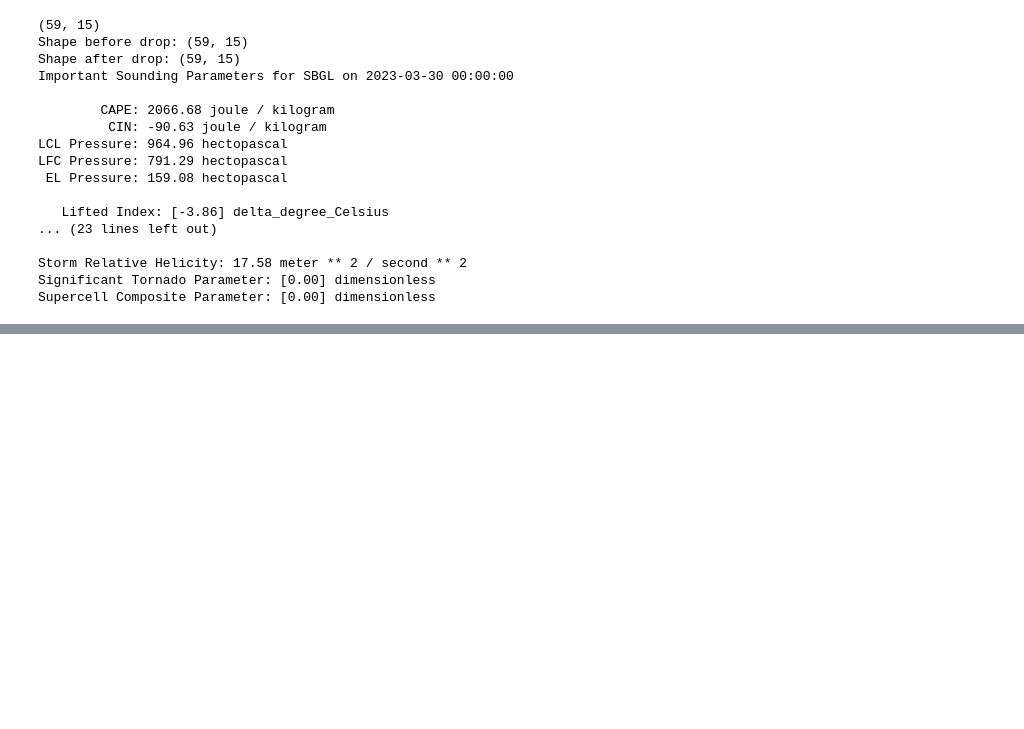
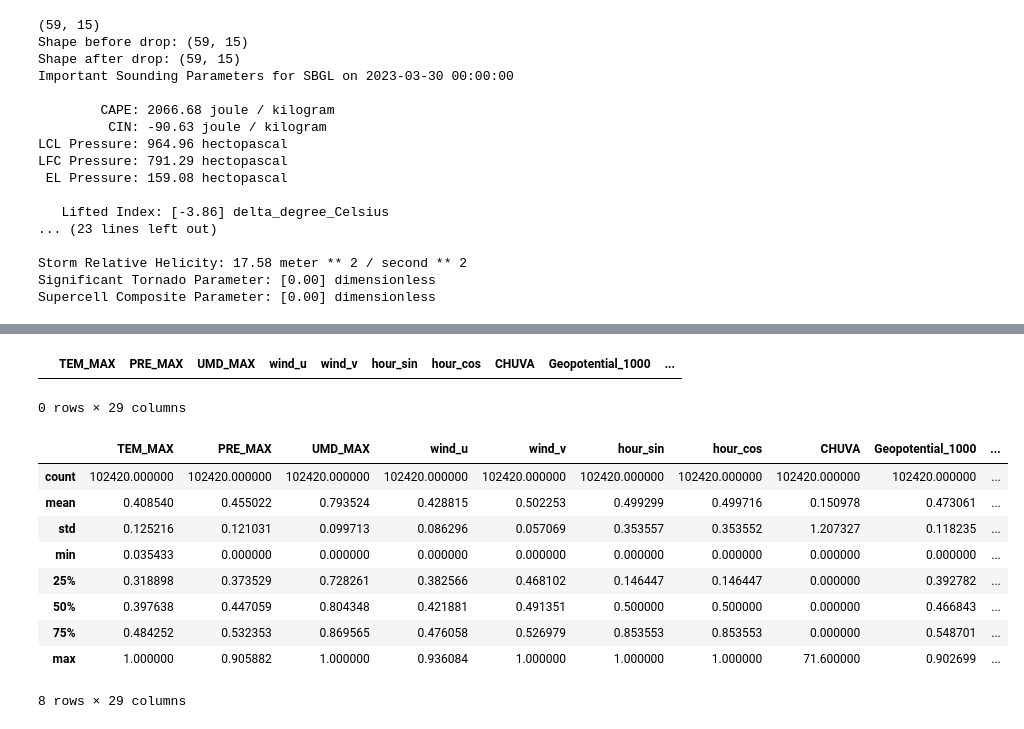
Before and after one commit to NietoCurcio/atmoseer, a Jupyter notebook: notebooks/eda_sounding.ipynb, the cells around one changed output, grey strips where cells are left out. Cells and saved outputs as stored; diff of their text form; code cells hidden in the pictures; blank space fills up the shorter version.

```diff
--- a/notebooks/eda_sounding.ipynb
+++ b/notebooks/eda_sounding.ipynb
@@ -781,0 +787,4 @@ Supercell Composite Parameter: [0.00] dimensionless
+# %%
+filename = '../data/datasets/A652_N_R.parquet.gzip'
+df = pd.read_parquet(filename)
+df.columns
@@ -781,0 +819,20 @@ Supercell Composite Parameter: [0.00] dimensionless
+# %%
+df[df.isna().any(axis=1)]
+# %% [output]
+|  | TEM_MAX | PRE_MAX | UMD_MAX | wind_u | wind_v | hour_sin | hour_cos | CHUVA | Geopotential_1000 | ... |
+0 rows × 29 columns
+# %%
+df.fillna(method='bfill', inplace=True)
+# %%
+df.describe()
+# %% [output]
+|  | TEM_MAX | PRE_MAX | UMD_MAX | wind_u | wind_v | hour_sin | hour_cos | CHUVA | Geopotential_1000 | ... |
+| count | 102420.000000 | 102420.000000 | 102420.000000 | 102420.000000 | 102420.000000 | 102420.000000 | 102420.000000 | 102420.000000 | 102420.000000 | ... |
+| mean | 0.408540 | 0.455022 | 0.793524 | 0.428815 | 0.502253 | 0.499299 | 0.499716 | 0.150978 | 0.473061 | ... |
+| std | 0.125216 | 0.121031 | 0.099713 | 0.086296 | 0.057069 | 0.353557 | 0.353552 | 1.207327 | 0.118235 | ... |
+| min | 0.035433 | 0.000000 | 0.000000 | 0.000000 | 0.000000 | 0.000000 | 0.000000 | 0.000000 | 0.000000 | ... |
+| 25% | 0.318898 | 0.373529 | 0.728261 | 0.382566 | 0.468102 | 0.146447 | 0.146447 | 0.000000 | 0.392782 | ... |
+| 50% | 0.397638 | 0.447059 | 0.804348 | 0.421881 | 0.491351 | 0.500000 | 0.500000 | 0.000000 | 0.466843 | ... |
+| 75% | 0.484252 | 0.532353 | 0.869565 | 0.476058 | 0.526979 | 0.853553 | 0.853553 | 0.000000 | 0.548701 | ... |
+| max | 1.000000 | 0.905882 | 1.000000 | 0.936084 | 1.000000 | 1.000000 | 1.000000 | 71.600000 | 0.902699 | ... |
+8 rows × 29 columns
```
Also changed, not shown: parts of 3 cells of this notebook, 7 other files.
